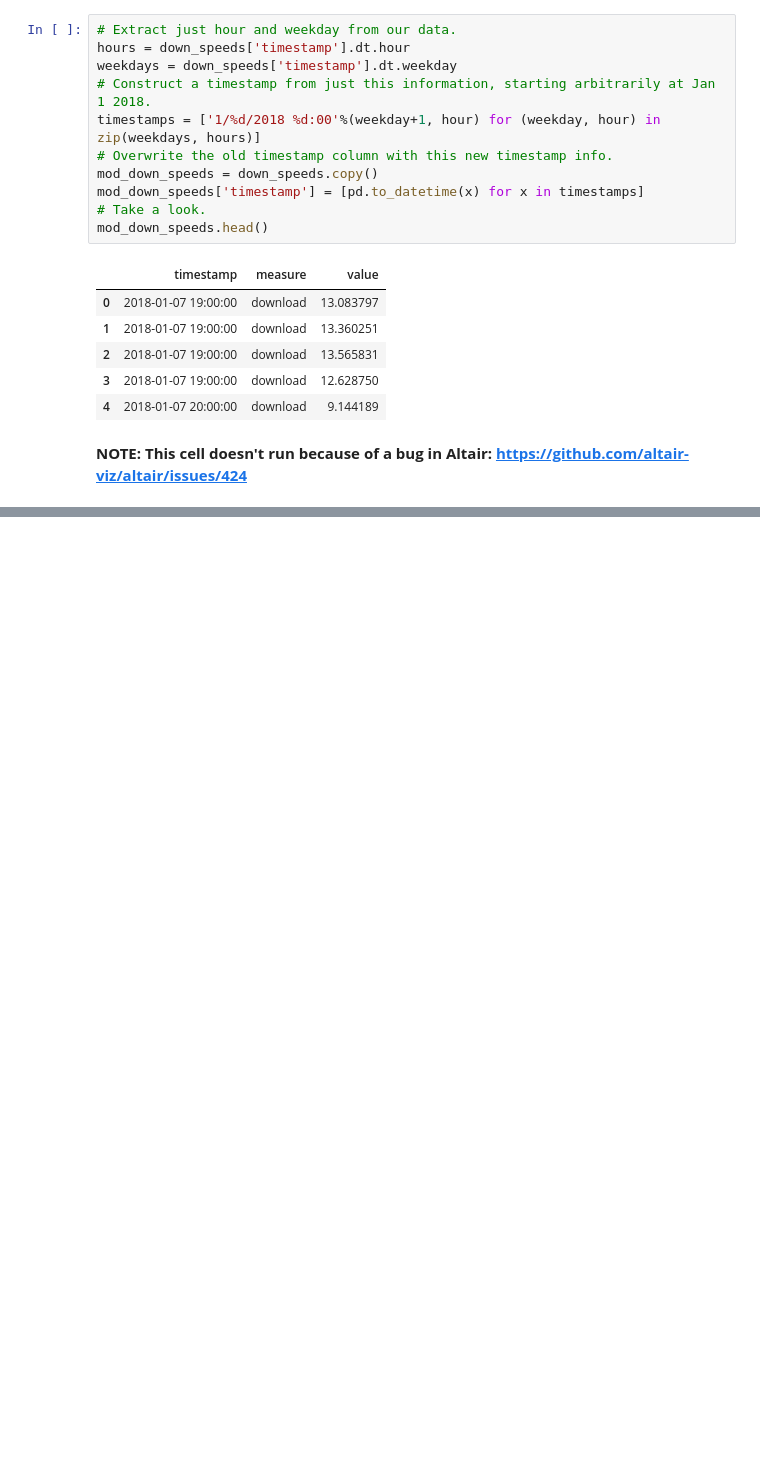
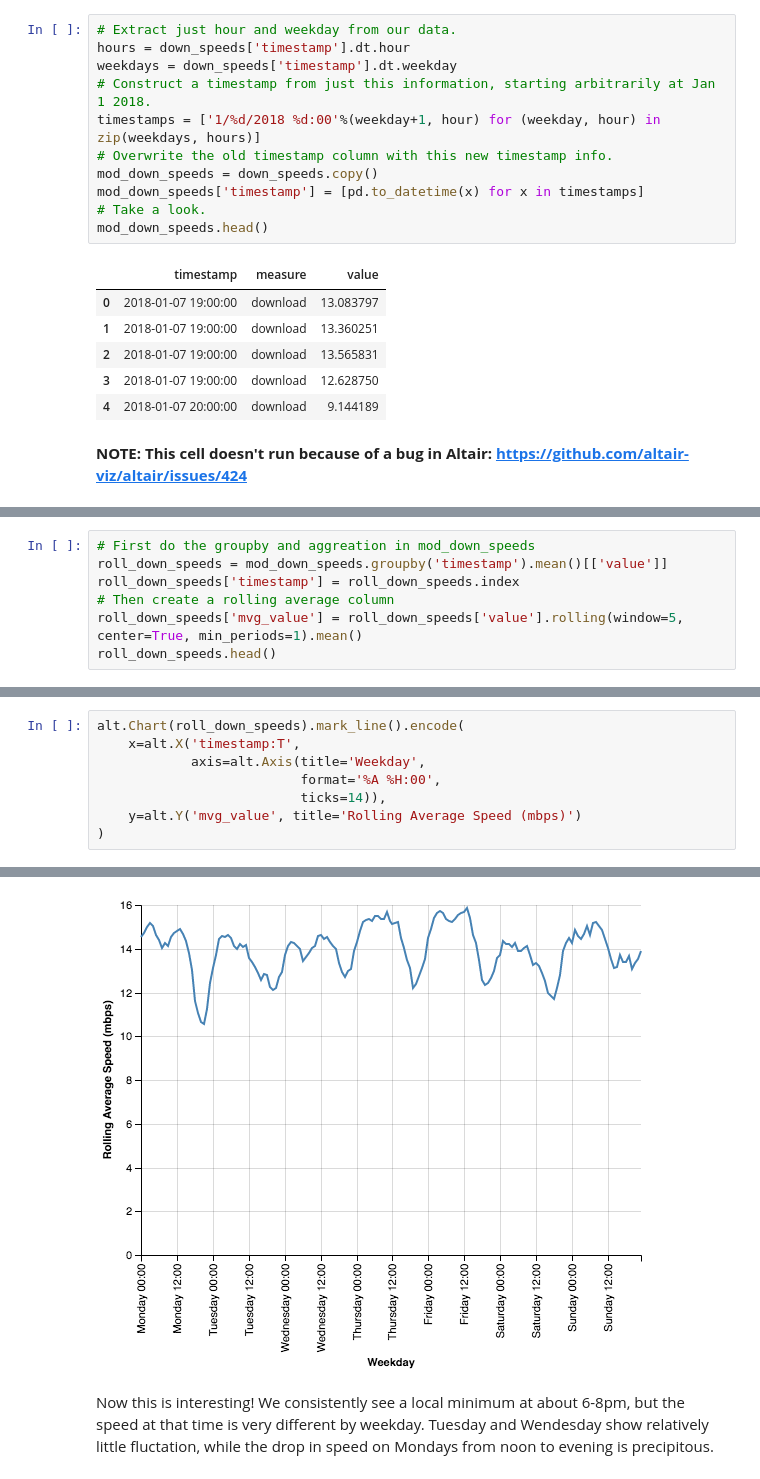
Before and after one commit to eswan18/web_speed_trends, a Jupyter notebook: web_speed_trends.ipynb, the cells around one changed output, grey strips where cells are left out. Cells and saved outputs as stored; diff of their text form; blank space fills up the shorter version.

```diff
--- a/web_speed_trends.ipynb
+++ b/web_speed_trends.ipynb
@@ -274,0 +276,7 @@ alt.Chart(mod_down_speeds).mark_line().encode(
+# %%
+# First do the groupby and aggreation in mod_down_speeds
+roll_down_speeds = mod_down_speeds.groupby('timestamp').mean()[['value']]
+roll_down_speeds['timestamp'] = roll_down_speeds.index
+# Then create a rolling average column
+roll_down_speeds['mvg_value'] = roll_down_speeds['value'].rolling(window=5, center=True, min_periods=1).mean()
+roll_down_speeds.head()
@@ -274,0 +291,9 @@ alt.Chart(mod_down_speeds).mark_line().encode(
+# %%
+alt.Chart(roll_down_speeds).mark_line().encode(
+    x=alt.X('timestamp:T',
+            axis=alt.Axis(title='Weekday',
+                          format='%A %H:00',
+                          ticks=14)),
+    y=alt.Y('mvg_value', title='Rolling Average Speed (mbps)')
+)
+# %% [output]
@@ -274,0 +301,3 @@ alt.Chart(mod_down_speeds).mark_line().encode(
+[figure, added]
+# %% [markdown]
+Now this is interesting! We consistently see a local minimum at about 6-8pm, but the speed at that time is very different by weekday. Tuesday and Wendesday show relatively little fluctation, while the drop in speed on Mondays from noon to evening is precipitous.
```
Also changed, not shown: parts of 6 cells of this notebook.
